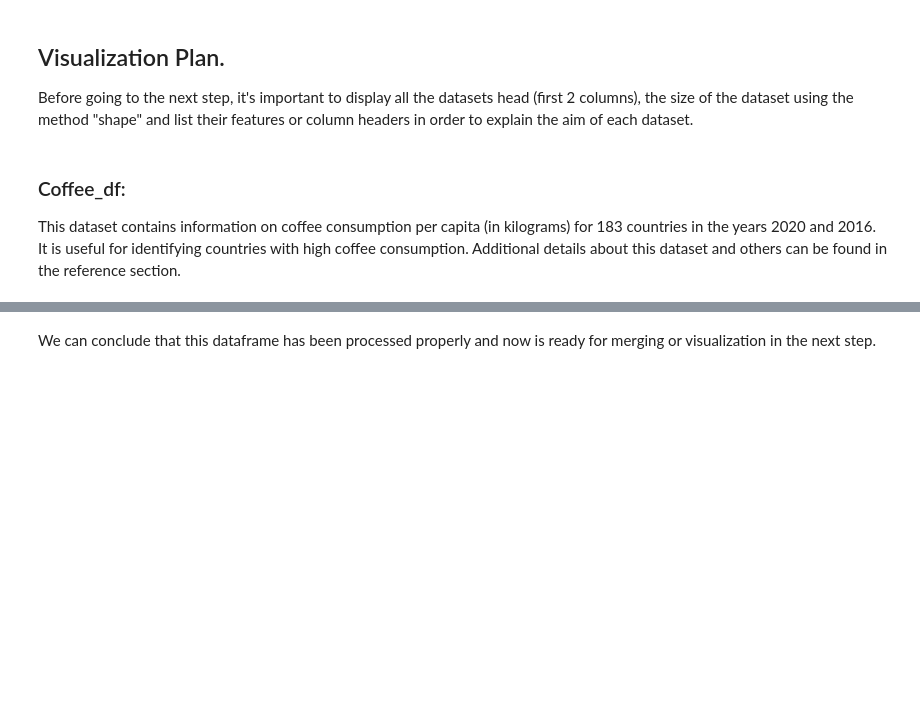
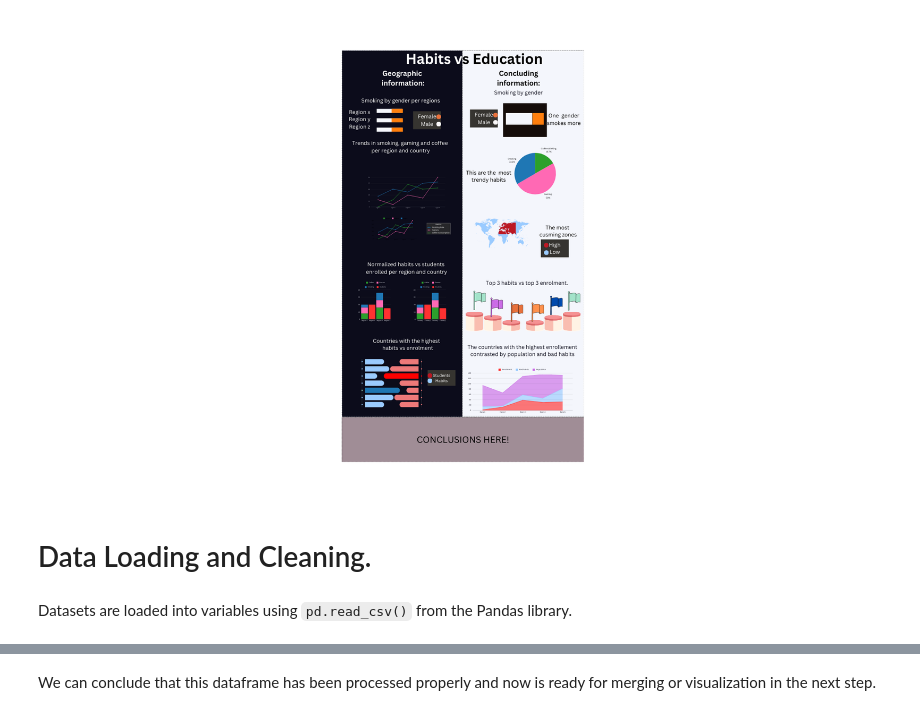
Before and after one commit to DefoNotGus/DV_assesment, a Jupyter notebook: DV_assesment.ipynb, the cells around one changed output, grey strips where cells are left out. Saved outputs shown, nothing was run; the diff lists cells and outputs as text; code cells hidden in the pictures; blank space fills up the shorter version.

Commit message:
Up to data processing with slides

```diff
--- a/DV_assesment.ipynb
+++ b/DV_assesment.ipynb
@@ -47,3 +103,11 @@ Datasets are loaded into variables using `pd.read_csv()` from the Pandas library
+# %%
+display(Image(filename='img/Draft.png'))
+# %% [output]
+[figure, added]
+# %% [markdown]
+# Data Loading and Cleaning.
+# %% [markdown]
+Datasets are loaded into variables using `pd.read_csv()` from the Pandas library.
 # %%
 # Importing the CSV files
 coffee_df = pd.read_csv('Datasets/coffee.csv')
@@ -51,10 +115,3 @@ smoking_df = pd.read_csv('Datasets/smoking.csv')
 gamers_df = pd.read_csv('Datasets/gamers.csv')
 edstats_df = pd.read_csv('Datasets/edstats.csv')
 students_df = pd.read_csv('Datasets/students.csv')
-# %% [markdown]
-## Visualization Plan.
-
-Before going to the next step, it's important to display all the datasets head (first 2 columns), the size of the dataset using the method "shape" and list their features or column headers in order to explain the aim of each dataset.
-# %% [markdown]
-### Coffee_df:
-This dataset contains information on coffee consumption per capita (in kilograms) for 183 countries in the years 2020 and 2016. It is useful for identifying countries with high coffee consumption. Additional details about this dataset and others can be found in the reference section.
```
Also changed, not shown: parts of 64 cells of this notebook, 3 other files.
